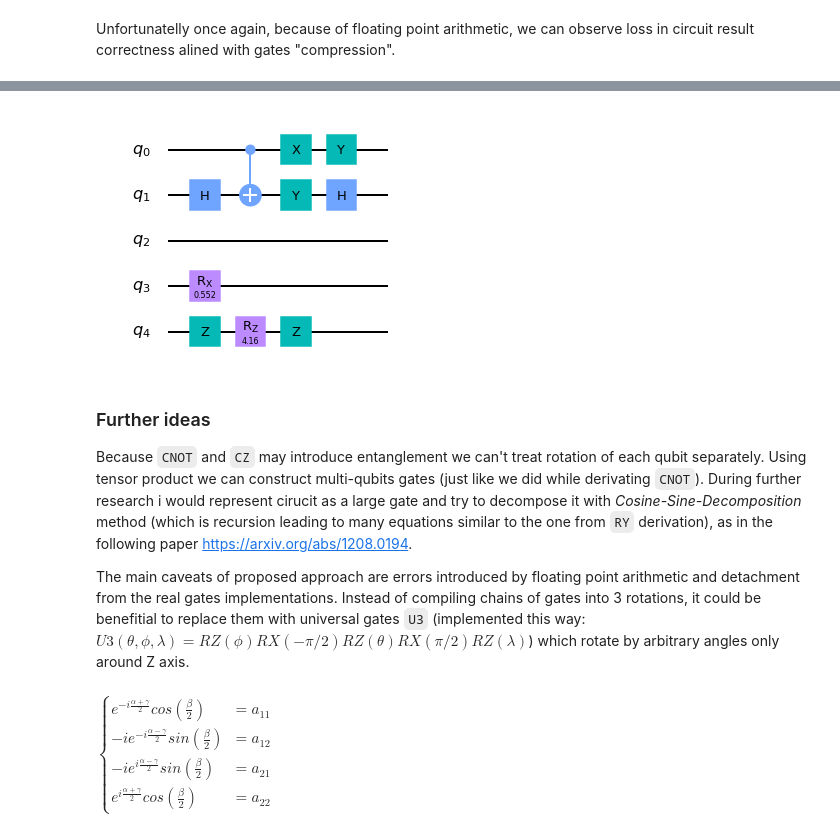
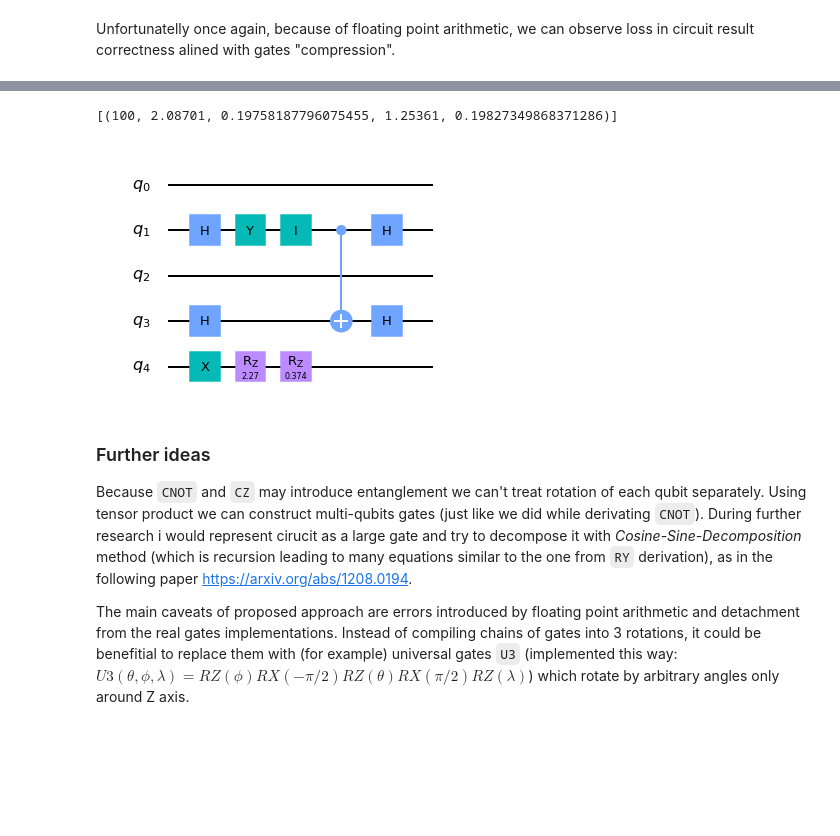
Before and after one commit to Koozco/qc-screening, a Jupyter notebook: Task3.ipynb, the cells around one changed output, grey strips where cells are left out. Cells and saved outputs as stored; diff of their text form; code cells hidden in the pictures; blank space fills up the shorter version.

```diff
--- a/Task3.ipynb
+++ b/Task3.ipynb
@@ -119,7 +119,7 @@ $RY(\theta) = RZ(\frac{1}{2}\pi)RX(\theta)RZ(\frac{3}{2}\pi)$
 # %%
 def transpile_RY(gate):
     return [
-        RZGate(np.pi/2, gate.target),
+        RZGate(5/2*np.pi, gate.target),
         RXGate(gate.theta, gate.target),
         RZGate(3/2*np.pi, gate.target)
     ]
@@ -132,7 +132,7 @@ $Y = RY(\pi) = RZ(\frac{1}{2}\pi)RX(\pi)RZ(\frac{3}{2}\pi)$
 # %%
 def transpile_Y(gate):
     return [
-        RZGate(np.pi/2, gate.target),
+        RZGate(5/2*np.pi, gate.target),
         RXGate(np.pi, gate.target),
         RZGate(3/2*np.pi, gate.target)
     ]
@@ -145,7 +145,7 @@ $H = RZ(\frac{1}{2}\pi)RX(\frac{1}{2}\pi)RZ(\frac{3}{2}\pi)Z = RZ(\frac{1}{2}\pi
 # %%
 def transpile_H(gate):
     return [
-        RZGate(np.pi/2, gate.target),
+        RZGate(5/2*np.pi, gate.target),
         RXGate(np.pi/2, gate.target),
         RZGate(5/2*np.pi, gate.target)
     ]
@@ -389,12 +394,39 @@ Unfortunatelly once again, because of floating point arithmetic, we can observe
 # %%
 import random
+import statistics
 
 ALL_GATES = [IGate, RXGate, RZGate, XGate, ZGate, CZGate, RYGate, YGate, HGate, CNOTGate]
 
 
+
+
 class Experiment:
-    def random_circ(self, qubits_n, gates_n):
-        qbits = range(qubits_n)
+    def __init__(self, circuit_sizes, shots=1000, qubits_number=5):
+        self.circuit_sizes = circuit_sizes
+        self.shots=shots
+        self.qubits_number = qubits_number
+
+    def run(self):
+        results = []
+        for size in self.circuit_sizes:
+            v1_results = []
+            v2_results = []
+            for _i in range(self.shots):
+                circ = self.random_circ(size)
+                v1_results.append(self.eval_transpiler(SimpleTranspiler, circ))
+                v2_results.append(self.eval_transpiler(SimpleTranspilerV2, circ))
+            v1_m, v1_s = statistics.mean(v1_results), statistics.stdev(v1_results)
+            v2_m, v2_s = statistics.mean(v2_results), statistics.stdev(v2_results)
+            results.append((size, v1_m, v1_s, v2_m, v2_s))
+        return results
+
+    def eval_transpiler(self, transpiler, circ):
+        transpiled = transpiler.transpile_circuit(circ)
+
+        return len(transpiled)/len(circ)
+
+    def random_circ(self, gates_n):
+        qbits = range(self.qubits_number)
         gates = []
         for _i in range(gates_n):
             [gate_class] = random.sample(ALL_GATES, 1)
@@ -408,10 +440,15 @@ class Experiment:
             else:
                 [target] = random.sample(qbits, 1)
                 gates.append(gate_class(target))
+
         return gates
+# %%
+Experiment([100]).run()
+# %% [output]
+[(100, 2.08701, 0.19758187796075455, 1.25361, 0.19827349868371286)]
 # %%
-c = Experiment().random_circ(5, 10)
+c = Experiment([]).random_circ(10)
 q = build_in_qiskit(c, 5)
 q.draw(output='mpl')
 # %% [output]
-[figure, old version]
+[figure, new version]
@@ -420,11 +459,4 @@ q.draw(output='mpl')
 
 Because `CNOT` and `CZ` may introduce entanglement we can't treat rotation of each qubit separately. Using tensor product we can construct multi-qubits gates (just like we did while derivating `CNOT`). During further research i would represent cirucit as a large gate and try to decompose it with _Cosine-Sine-Decomposition_ method (which is recursion leading to many equations similar to the one from `RY` derivation), as in the following paper https://arxiv.org/abs/1208.0194.
 
-The main caveats of proposed approach are errors introduced by floating point arithmetic and detachment from the real gates implementations. Instead of compiling chains of gates into 3 rotations, it could be benefitial to replace them with universal gates `U3` (implemented this way: $U3(\theta, \phi, \lambda) = RZ(\phi) RX(-\pi/2) RZ(\theta) RX(\pi/2)RZ(\lambda)$) which rotate by arbitrary angles only around Z axis.
+The main caveats of proposed approach are errors introduced by floating point arithmetic and detachment from the real gates implementations. Instead of compiling chains of gates into 3 rotations, it could be benefitial to replace them with (for example) universal gates `U3` (implemented this way: $U3(\theta, \phi, \lambda) = RZ(\phi) RX(-\pi/2) RZ(\theta) RX(\pi/2)RZ(\lambda)$) which rotate by arbitrary angles only around Z axis.
-# %% [markdown]
-$\begin{cases}
-e^{-i\frac{\alpha+\gamma}{2}} cos(\frac{\beta}{2}) &=  a_{11} \\
--i e^{-i\frac{\alpha-\gamma}{2}} sin(\frac{\beta}{2}) &=  a_{12} \\
--ie^{i\frac{\alpha-\gamma}{2}} sin(\frac{\beta}{2}) &=  a_{21} \\
-e^{i\frac{\alpha+\gamma}{2}} cos(\frac{\beta}{2}) &=  a_{22}
-\end{cases}$
```
Also changed, not shown: parts of 42 cells of this notebook.
